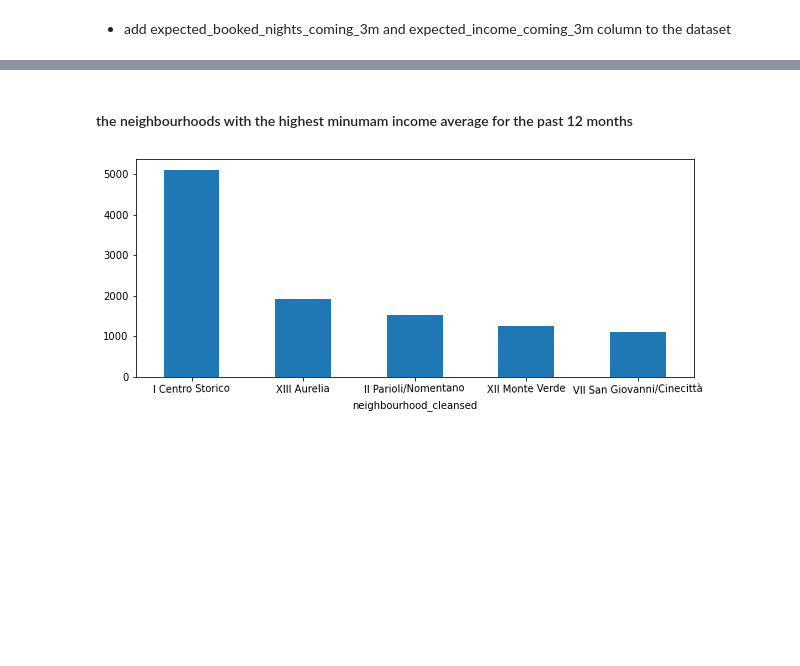
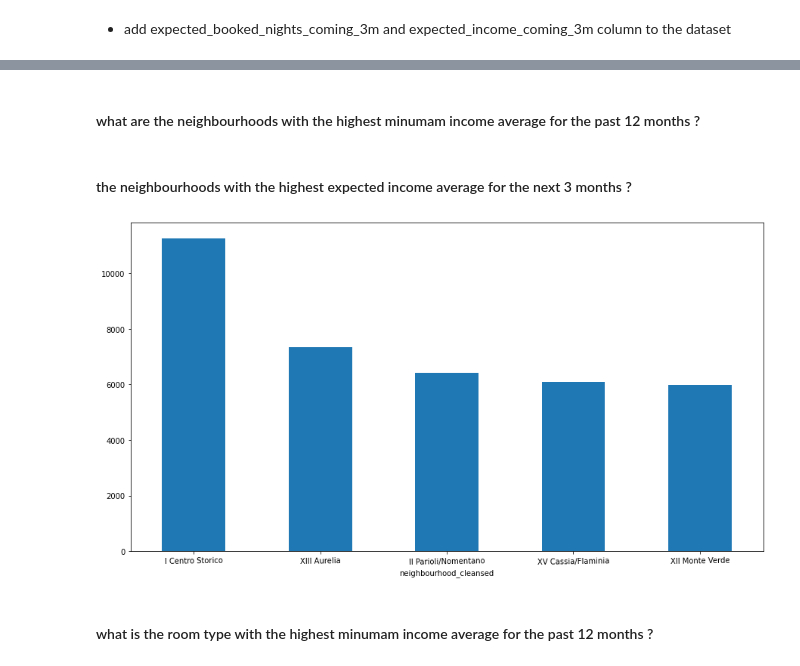
Before and after one commit to mhaln3mi/Airbnb-Rome-EDA, a Jupyter notebook: airbnb.ipynb, the cells around one changed output, grey strips where cells are left out. Cells and saved outputs as stored; diff of their text form; code cells hidden in the pictures; blank space fills up the shorter version.

Commit message:
income/price_anlysis

```diff
--- a/airbnb.ipynb
+++ b/airbnb.ipynb
@@ -431,2 +492,2 @@ romeListings["expected_income_coming_3m"]=romeListings.apply(lambda x : (90-x["a
 # %% [markdown]
-#### the neighbourhoods with the highest minumam income average for the past 12 months
+#### what are the neighbourhoods with the highest minumam income average for the past 12 months ?
@@ -433,6 +503,10 @@ romeListings["expected_income_coming_3m"]=romeListings.apply(lambda x : (90-x["a
+# %% [markdown]
+#### the neighbourhoods with the highest expected income average for the next 3 months ?
 # %%
-fig = plt.figure(figsize=(10,4))
+fig = plt.figure(figsize=(15,8))
 ax = fig.gca()
-romeListings.groupby("neighbourhood_cleansed")["min_income_past_12m"].mean().sort_values(ascending=False).head(5).plot(kind='bar', rot=1);
+romeListings.groupby("neighbourhood_cleansed")["expected_income_coming_3m"].mean().sort_values(ascending=False).head(5).plot(kind='bar', rot=1);
 # %% [output]
-[figure, old version]
+[figure, new version]
+# %% [markdown]
+#### what is the room type with the highest minumam income average for the past 12 months ?
```
Also changed, not shown: parts of 37 cells of this notebook.
